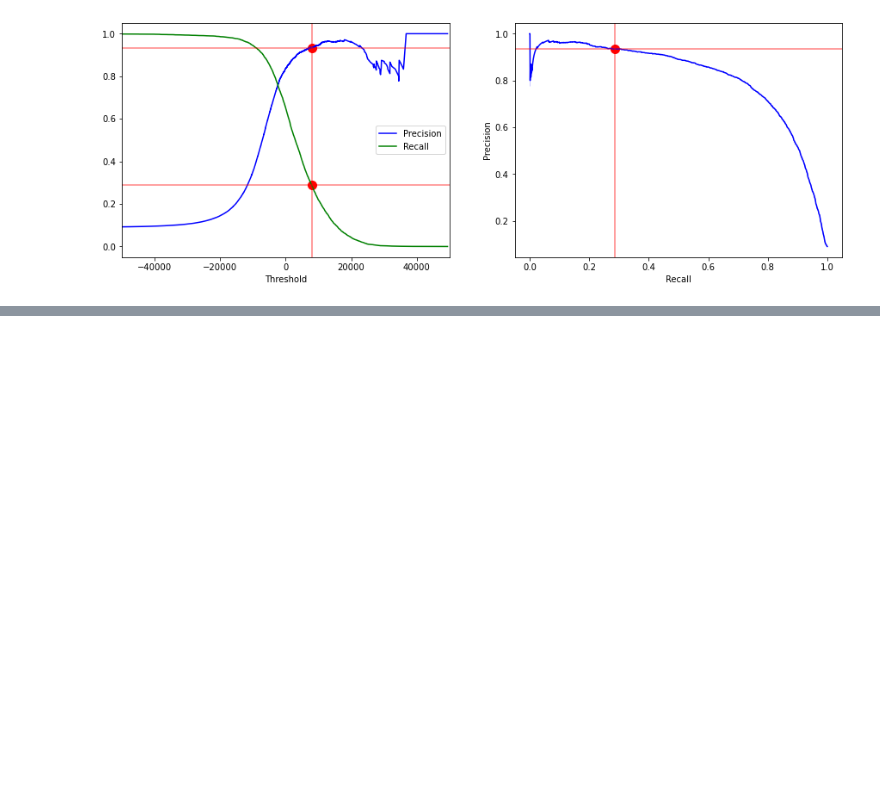
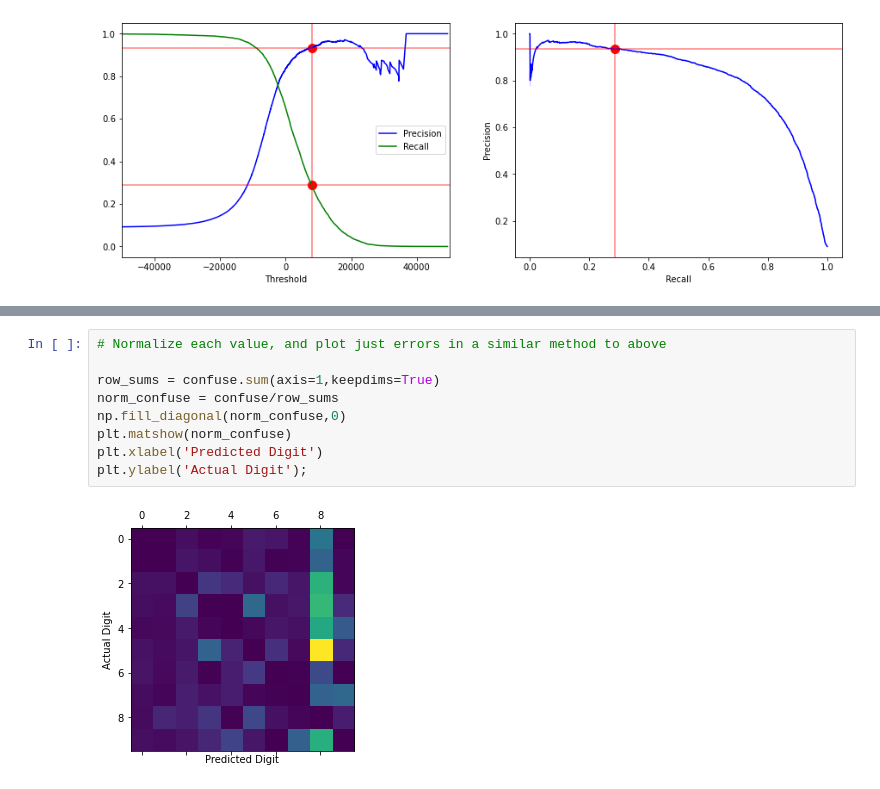
Before and after one commit to mtekant/HOML_2ndEdition, a Jupyter notebook: HOML Notes Ch 3.ipynb, the cells around one changed output, grey strips where cells are left out. Drawn from its saved outputs; the diff is of its cells as text; blank space fills up the shorter version.

```diff
--- a/HOML Notes Ch 3.ipynb
+++ b/HOML Notes Ch 3.ipynb
@@ -144,0 +276,11 @@ plt.ylabel('Precision');
+# %%
+# Normalize each value, and plot just errors in a similar method to above
+
+row_sums = confuse.sum(axis=1,keepdims=True)
+norm_confuse = confuse/row_sums
+np.fill_diagonal(norm_confuse,0)
+plt.matshow(norm_confuse)
+plt.xlabel('Predicted Digit')
+plt.ylabel('Actual Digit');
+# %% [output]
+[figure, added]
```
Also changed, not shown: parts of 33 cells of this notebook.
